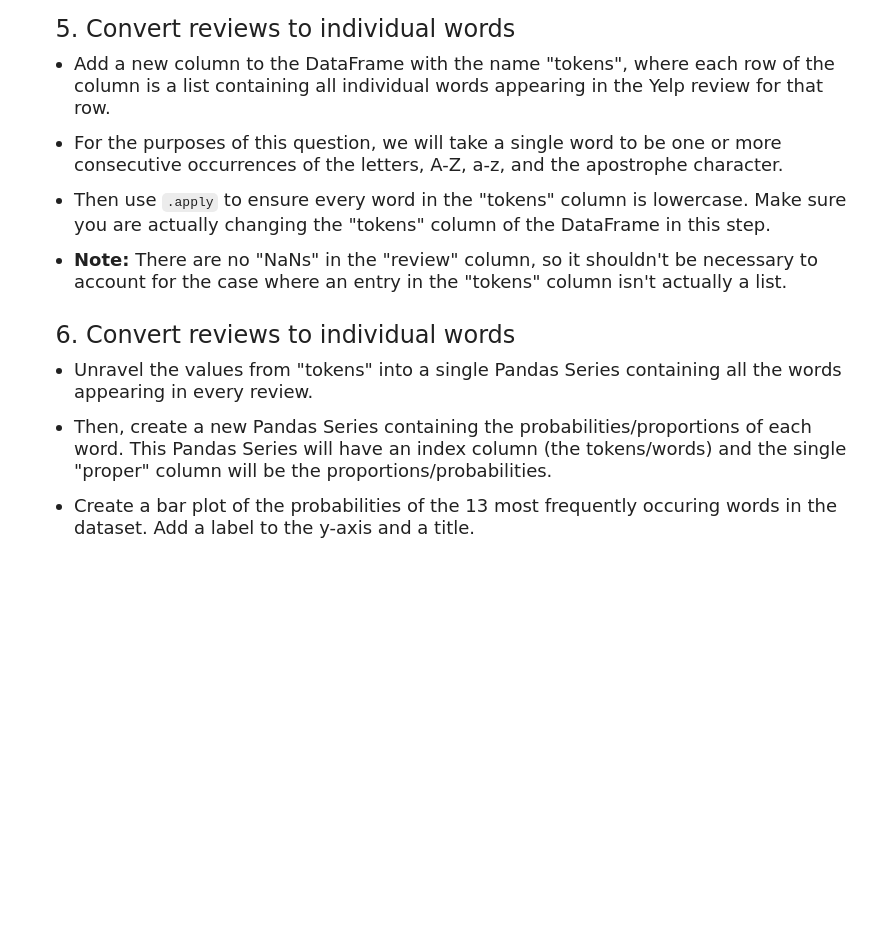
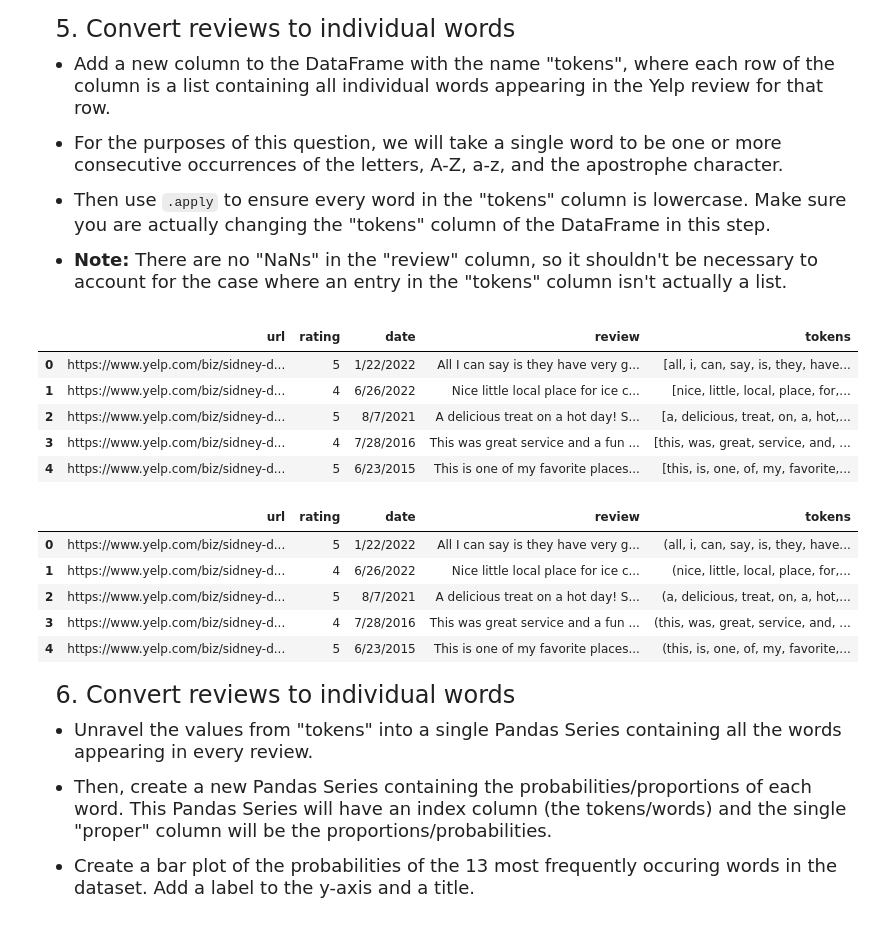
Before and after one commit to joycheng88/qtm151fall2025, a Jupyter notebook: quiz5_section1/Quiz5-section1.ipynb, the cells around one changed output. Cells and saved outputs as stored; diff of their text form; code cells hidden in the pictures; blank space fills up the shorter version.

```diff
--- a/quiz5_section1/Quiz5-section1.ipynb
+++ b/quiz5_section1/Quiz5-section1.ipynb
@@ -102,3 +171,39 @@ import pandas as pd
+# %%
+# your code here
+
+# Add a column "tokens" with list of words in each review
+df_yelp['tokens'] = df_yelp['review'].str.findall(r"[A-Za-z']+")
+
+# Ensure every word in "tokens" column is lowercase using lambda function
+df_yelp['tokens'] = df_yelp['tokens'].apply(lambda x: [word.lower() for word in x])
+display(df_yelp.head())
+
+# Another method is to define a function lower_list
+# Both method yields the same result
+def lower_list(lst):
+    out = []
+    if not isinstance(lst, list):
+        return tuple(out)
+    for w in lst:
+        out.append(w.lower())
+    return tuple(out)
+
+# Apply lower_list function to "tokens" column
+df_yelp['tokens'] = df_yelp['tokens'].apply(lower_list)
+display(df_yelp.head())
+# %% [output]
+|  | url | rating | date | review | tokens |
+| 0 | https://www.yelp.com/biz/sidney-d... | 5 | 1/22/2022 | All I can say is they have very g... | [all, i, can, say, is, they, have... |
+| 1 | https://www.yelp.com/biz/sidney-d... | 4 | 6/26/2022 | Nice little local place for ice c... | [nice, little, local, place, for,... |
+| 2 | https://www.yelp.com/biz/sidney-d... | 5 | 8/7/2021 | A delicious treat on a hot day! S... | [a, delicious, treat, on, a, hot,... |
+| 3 | https://www.yelp.com/biz/sidney-d... | 4 | 7/28/2016 | This was great service and a fun ... | [this, was, great, service, and, ... |
+| 4 | https://www.yelp.com/biz/sidney-d... | 5 | 6/23/2015 | This is one of my favorite places... | [this, is, one, of, my, favorite,... |
+|  | url | rating | date | review | tokens |
+| 0 | https://www.yelp.com/biz/sidney-d... | 5 | 1/22/2022 | All I can say is they have very g... | (all, i, can, say, is, they, have... |
+| 1 | https://www.yelp.com/biz/sidney-d... | 4 | 6/26/2022 | Nice little local place for ice c... | (nice, little, local, place, for,... |
+| 2 | https://www.yelp.com/biz/sidney-d... | 5 | 8/7/2021 | A delicious treat on a hot day! S... | (a, delicious, treat, on, a, hot,... |
+| 3 | https://www.yelp.com/biz/sidney-d... | 4 | 7/28/2016 | This was great service and a fun ... | (this, was, great, service, and, ... |
+| 4 | https://www.yelp.com/biz/sidney-d... | 5 | 6/23/2015 | This is one of my favorite places... | (this, is, one, of, my, favorite,... |
 # %% [markdown]
 <font size = "5">
 
```
Also changed, not shown: parts of 15 cells of this notebook.
